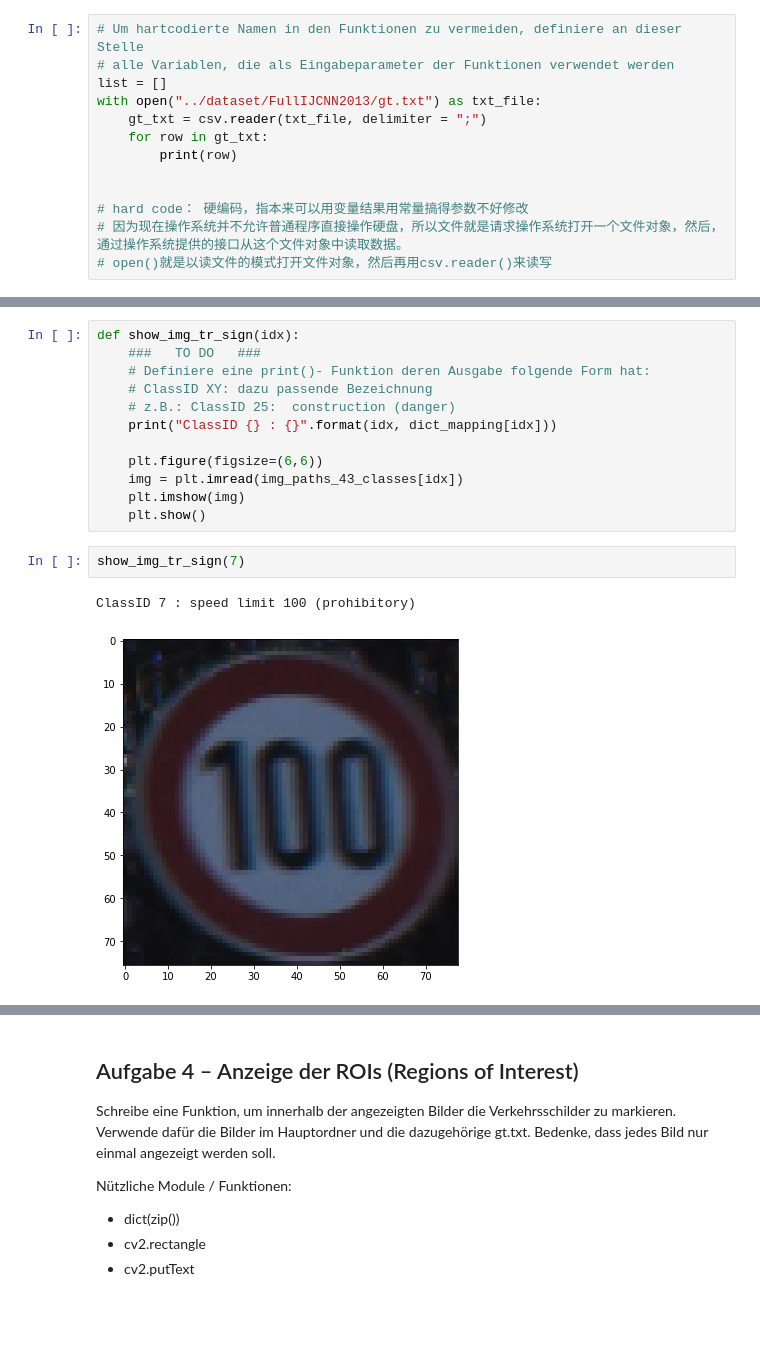
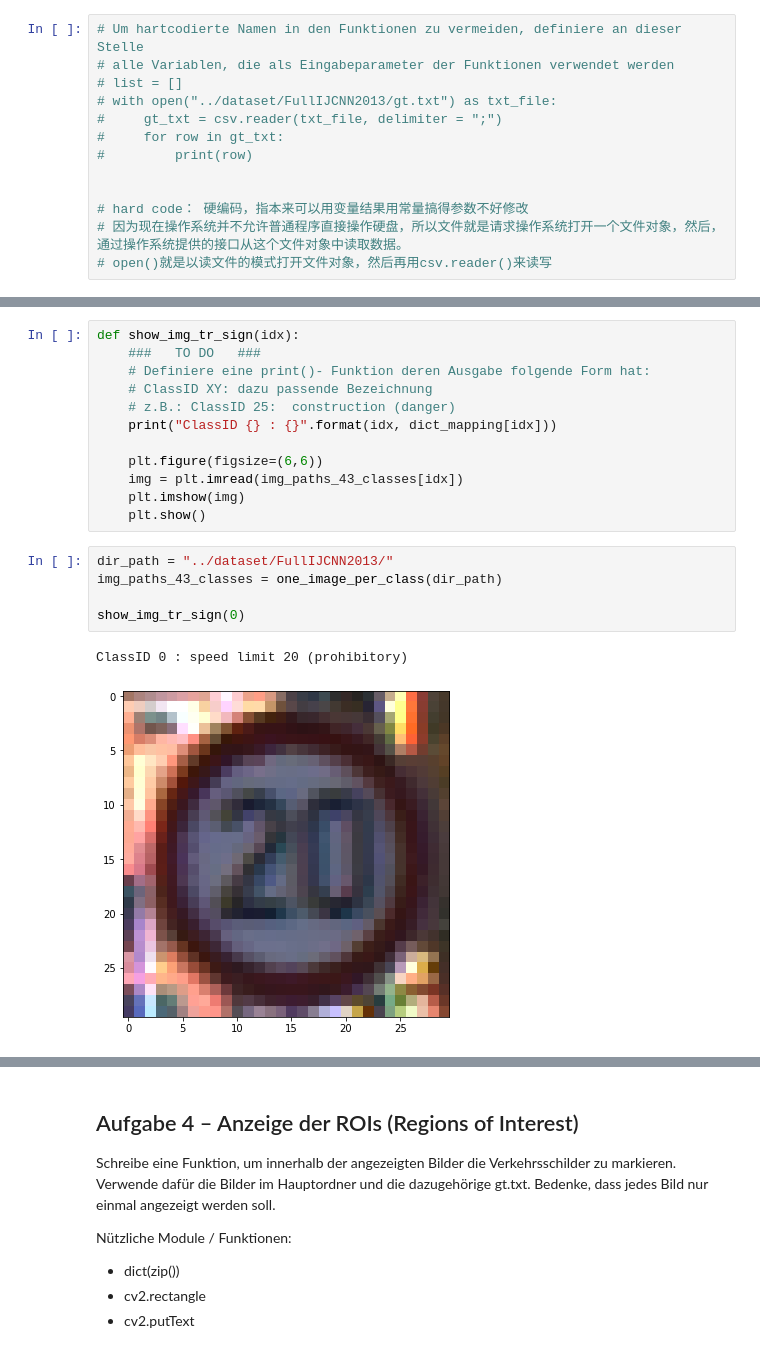
Before and after one commit to ZemsRepo/BGA2, a Jupyter notebook: UE_1/UE 1 - Durchführung/UE1_Aufgaben.ipynb, the cells around one changed output, grey strips where cells are left out. Cells and saved outputs as stored; diff of their text form; blank space fills up the shorter version.

```diff
--- a/UE_1/UE 1 - Durchführung/UE1_Aufgaben.ipynb
+++ b/UE_1/UE 1 - Durchführung/UE1_Aufgaben.ipynb
@@ -81,11 +81,11 @@ assert os.path.exists(path_to_data) , "Der angegebene Pfad existriert nicht." #a
 # %%
 # Um hartcodierte Namen in den Funktionen zu vermeiden, definiere an dieser Stelle
 # alle Variablen, die als Eingabeparameter der Funktionen verwendet werden
-list = []
-with open("../dataset/FullIJCNN2013/gt.txt") as txt_file:
-    gt_txt = csv.reader(txt_file, delimiter = ";")
-    for row in gt_txt:
-        print(row)
+# list = []
+# with open("../dataset/FullIJCNN2013/gt.txt") as txt_file:
+#     gt_txt = csv.reader(txt_file, delimiter = ";")
+#     for row in gt_txt:
+#         print(row)
 
 
 # hard code： 硬编码，指本来可以用变量结果用常量搞得参数不好修改
@@ -363,10 +338,13 @@ def show_img_tr_sign(idx):
     img = plt.imread(img_paths_43_classes[idx])
     plt.imshow(img)
     plt.show()
-# %%
-show_img_tr_sign(7)
-# %% [output]
-ClassID 7 : speed limit 100 (prohibitory)
-[figure, removed]
+# %%
+dir_path = "../dataset/FullIJCNN2013/"
+img_paths_43_classes = one_image_per_class(dir_path)
+
+show_img_tr_sign(0)
+# %% [output]
+ClassID 0 : speed limit 20 (prohibitory)
+[figure, added]
 # %%
 # Nutze interaktive Anzeige, um die Bilder anzusehen
```
Also changed, not shown: parts of 10 cells of this notebook.
